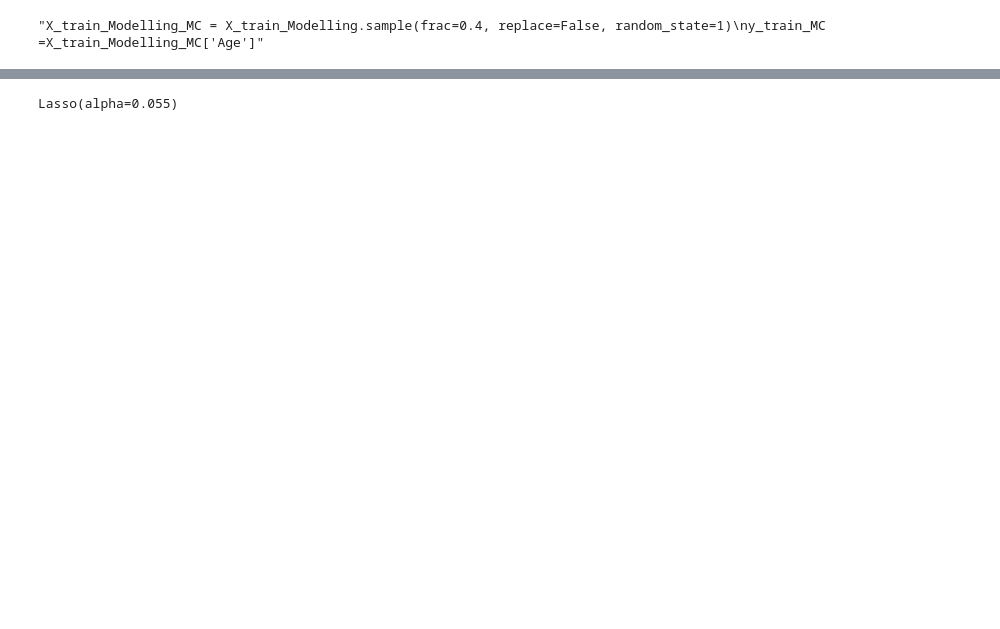
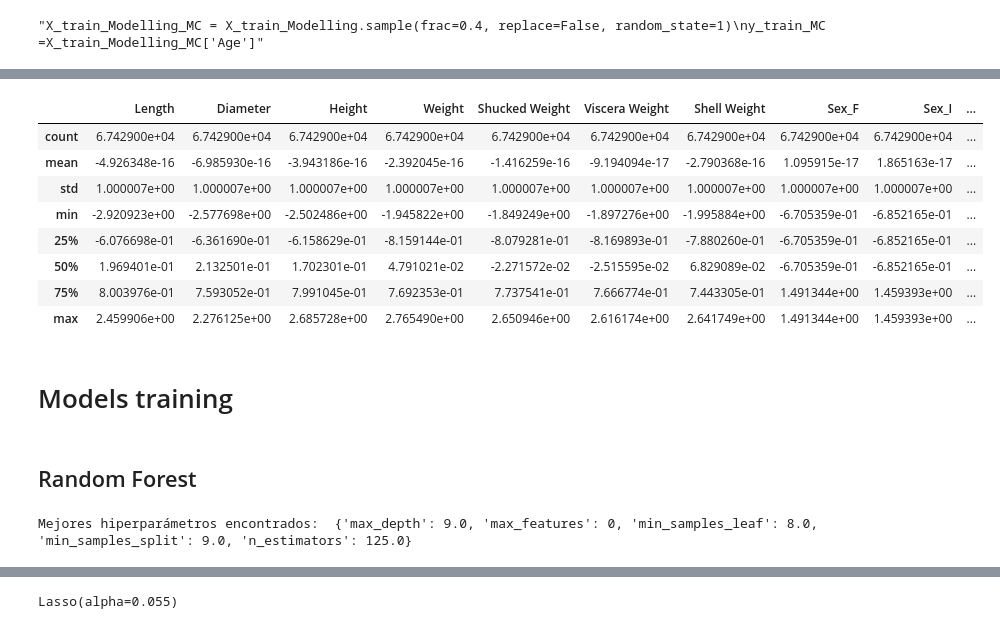
Before and after one commit to JMViJi/Regression-with-a-Crab-Age-Dataset, a Jupyter notebook: CrabAgeCompetition.ipynb, the cells around one changed output, grey strips where cells are left out. Drawn from its saved outputs; the diff is of its cells as text; code cells hidden in the pictures; blank space fills up the shorter version.

Commit message:
Original dataset included plus models improvs

```diff
--- a/CrabAgeCompetition.ipynb
+++ b/CrabAgeCompetition.ipynb
@@ -407,0 +546,71 @@ plt.show()
+# %%
+# Standardization of the data
+from sklearn.preprocessing import StandardScaler
+scaler = StandardScaler()
+X_train_Modelling_SS = scaler.fit_transform(X_train_Modelling_MC)
+# %%
+X_train_Modelling_SS = pd.DataFrame(X_train_Modelling_SS, columns=X_train_Modelling_MC.columns)
+# %%
+X_train_Modelling_SS.describe()
+# %% [output]
+|  | Length | Diameter | Height | Weight | Shucked Weight | Viscera Weight | Shell Weight | Sex_F | Sex_I | ... |
+| count | 6.742900e+04 | 6.742900e+04 | 6.742900e+04 | 6.742900e+04 | 6.742900e+04 | 6.742900e+04 | 6.742900e+04 | 6.742900e+04 | 6.742900e+04 | ... |
+| mean | -4.926348e-16 | -6.985930e-16 | -3.943186e-16 | -2.392045e-16 | -1.416259e-16 | -9.194094e-17 | -2.790368e-16 | 1.095915e-17 | 1.865163e-17 | ... |
+| std | 1.000007e+00 | 1.000007e+00 | 1.000007e+00 | 1.000007e+00 | 1.000007e+00 | 1.000007e+00 | 1.000007e+00 | 1.000007e+00 | 1.000007e+00 | ... |
+| min | -2.920923e+00 | -2.577698e+00 | -2.502486e+00 | -1.945822e+00 | -1.849249e+00 | -1.897276e+00 | -1.995884e+00 | -6.705359e-01 | -6.852165e-01 | ... |
+| 25% | -6.076698e-01 | -6.361690e-01 | -6.158629e-01 | -8.159144e-01 | -8.079281e-01 | -8.169893e-01 | -7.880260e-01 | -6.705359e-01 | -6.852165e-01 | ... |
+| 50% | 1.969401e-01 | 2.132501e-01 | 1.702301e-01 | 4.791021e-02 | -2.271572e-02 | -2.515595e-02 | 6.829089e-02 | -6.705359e-01 | -6.852165e-01 | ... |
+| 75% | 8.003976e-01 | 7.593052e-01 | 7.991045e-01 | 7.692353e-01 | 7.737541e-01 | 7.666774e-01 | 7.443305e-01 | 1.491344e+00 | 1.459393e+00 | ... |
+| max | 2.459906e+00 | 2.276125e+00 | 2.685728e+00 | 2.765490e+00 | 2.650946e+00 | 2.616174e+00 | 2.641749e+00 | 1.491344e+00 | 1.459393e+00 | ... |
+# %% [markdown]
+# Models training
+# %% [markdown]
+## Random Forest
+# %%
+import numpy as np
+from sklearn.ensemble import RandomForestRegressor
+from sklearn.metrics import mean_absolute_error
+from sklearn.model_selection import train_test_split
+from hyperopt import hp, fmin, tpe, STATUS_OK, Trials
+
+# Dividir los datos de entrenamiento en un conjunto de entrenamiento y validación
+X_train, X_val, y_train, y_val = train_test_split(X_train_Modelling_MC, y_train, test_size=0.2, random_state=42)
+
+space = {
+    'n_estimators': hp.quniform('n_estimators', 50, 500, 25),
+    'max_depth': hp.quniform('max_depth', 5, 30, 1),
+    'max_features': hp.choice('max_features', [1.0, 'sqrt', 'log2']), # Reemplazado 'auto' por 1.0
+    'min_samples_split': hp.quniform('min_samples_split', 2, 20, 1),
+    'min_samples_leaf': hp.quniform('min_samples_leaf', 1, 10, 1)
+}
+
+# Función objetivo para Hyperopt
+def objective(params):
+    # Convierte los parámetros numéricos a enteros
+    params = {'n_estimators': int(params['n_estimators']),
+              'max_depth': int(params['max_depth']),
+              'max_features': params['max_features'],
+              'min_samples_split': int(params['min_samples_split']),
+              'min_samples_leaf': int(params['min_samples_leaf'])}
+
+    # Entrenar y predecir con el modelo RandomForestRegressor
+    model = RandomForestRegressor(**params, random_state=42)
+    model.fit(X_train, y_train)
+    y_pred = model.predict(X_val)
+
+    # Calcular la métrica MAE
+    mae = mean_absolute_error(y_val, y_pred)
+
+    return {'loss': mae, 'status': STATUS_OK}
+
+# Ejecutar la optimización de hiperparámetros
+trials = Trials()
+best = fmin(fn=objective,
+            space=space,
+            algo=tpe.suggest,
+            max_evals=20,
+            trials=trials)
+
+print("Mejores hiperparámetros encontrados: ", best)
+# %% [output]
+Mejores hiperparámetros encontrados:  {'max_depth': 9.0, 'max_features': 0, 'min_samples_leaf': 8.0, 'min_samples_split': 9.0, 'n_estimators': 125.0}
```
Also changed, not shown: parts of 54 cells of this notebook, 2 other files.
